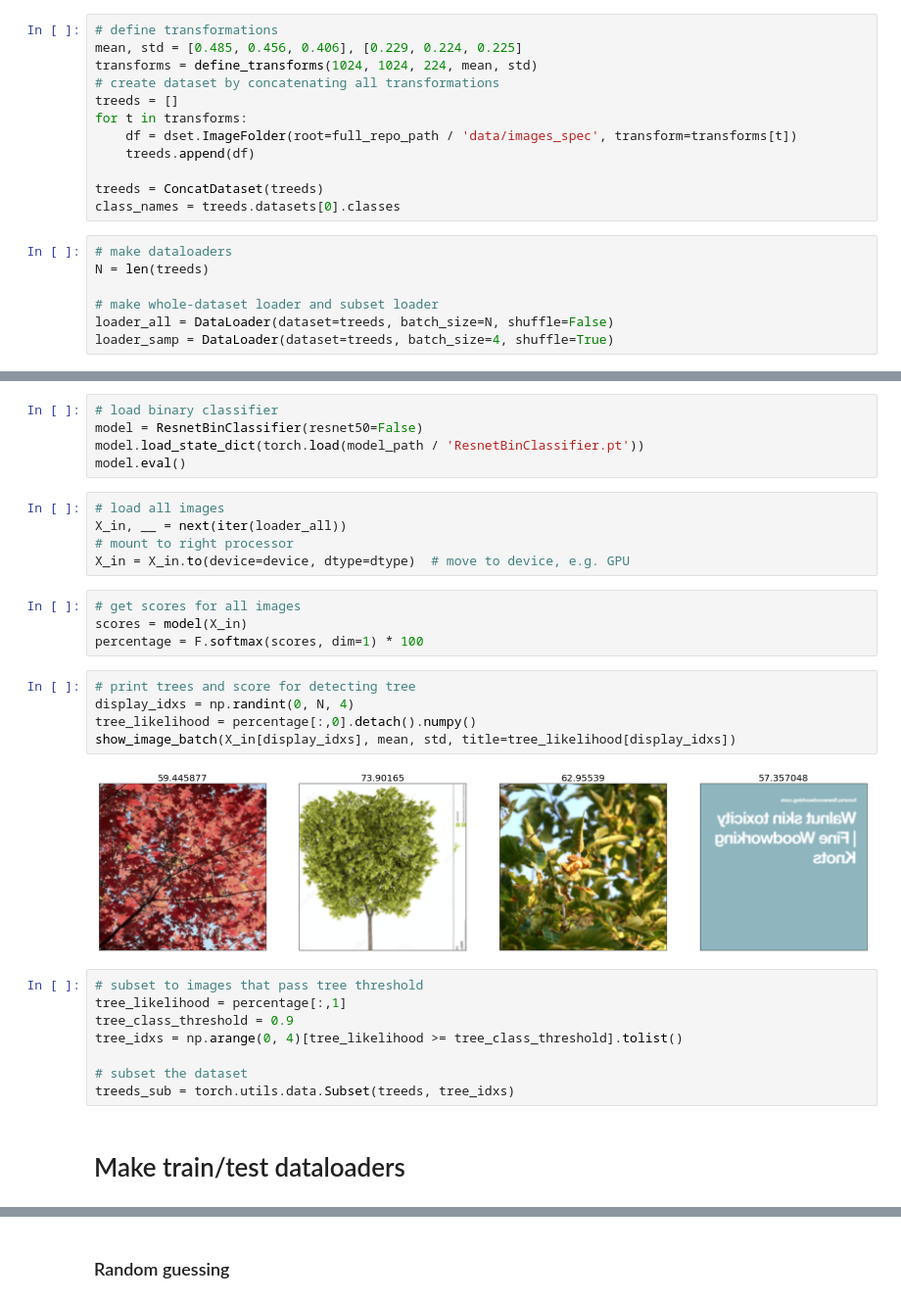
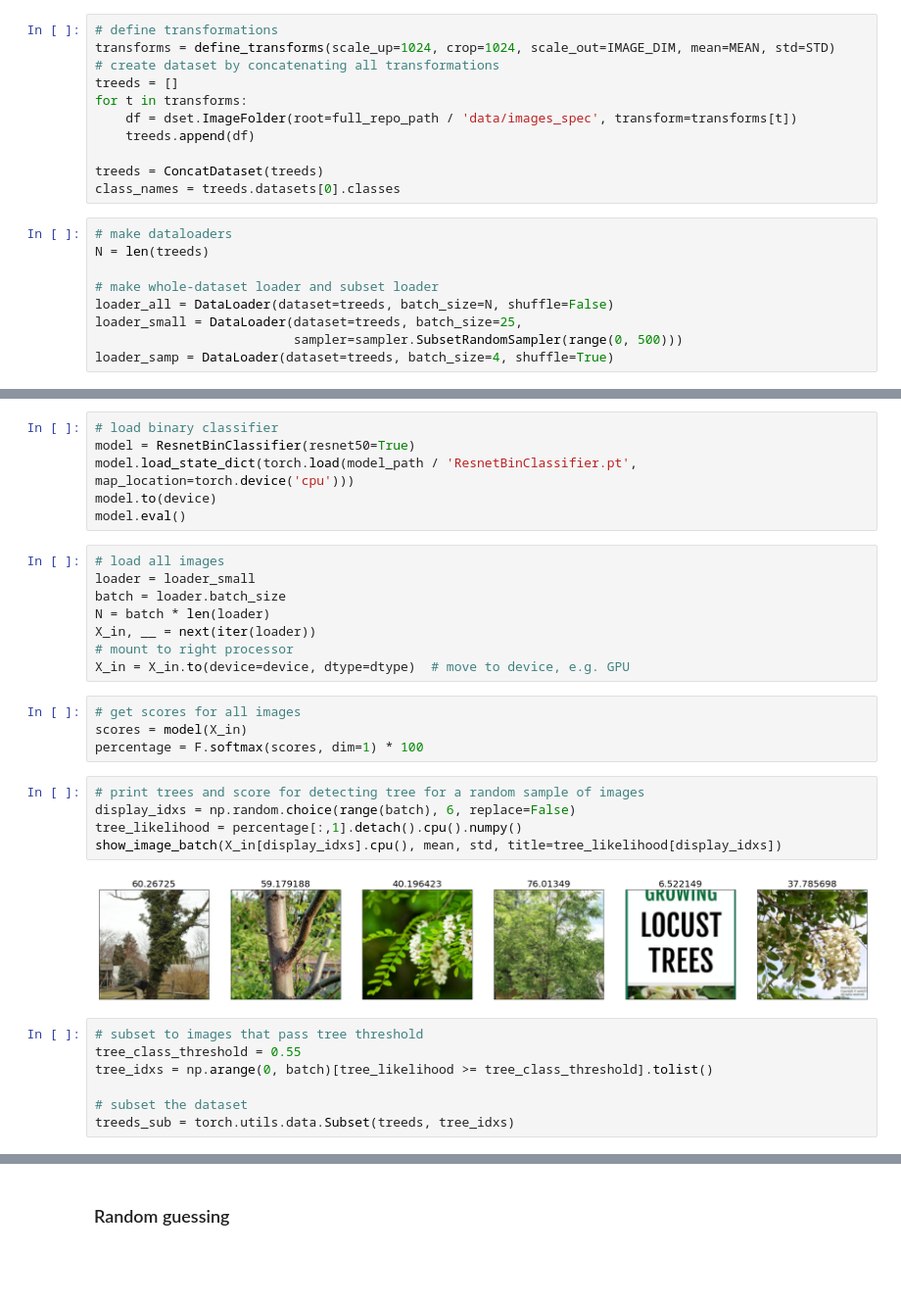
Before and after one commit to etrieschman/tree-finder, a Jupyter notebook: notebooks/preprocess_images.ipynb, the cells around one changed output, grey strips where cells are left out. Shown: that part at 98% size. Saved outputs shown, nothing was run; the diff lists cells and outputs as text; blank space fills up the shorter version.

Commit message:
rerun pretrained model

```diff
--- a/notebooks/preprocess_images.ipynb
+++ b/notebooks/preprocess_images.ipynb
@@ -77,8 +82,7 @@ set_plt_settings()
 This includes augmenting my dataset
 # %%
 # define transformations
-mean, std = [0.485, 0.456, 0.406], [0.229, 0.224, 0.225]
-transforms = define_transforms(1024, 1024, 224, mean, std)
+transforms = define_transforms(scale_up=1024, crop=1024, scale_out=IMAGE_DIM, mean=MEAN, std=STD)
 # create dataset by concatenating all transformations
 treeds = []
 for t in transforms:
@@ -93,6 +97,8 @@ N = len(treeds)
 
 # make whole-dataset loader and subset loader
 loader_all = DataLoader(dataset=treeds, batch_size=N, shuffle=False)
+loader_small = DataLoader(dataset=treeds, batch_size=25,
+                          sampler=sampler.SubsetRandomSampler(range(0, 500)))
 loader_samp = DataLoader(dataset=treeds, batch_size=4, shuffle=True)
 # %%
 # visualize images
@@ -107,11 +113,15 @@ show_image_batch(samp_imgs, mean, std, title=[class_names[x] for x in samp_class
 # %%
 # load binary classifier
-model = ResnetBinClassifier(resnet50=False)
-model.load_state_dict(torch.load(model_path / 'ResnetBinClassifier.pt'))
+model = ResnetBinClassifier(resnet50=True)
+model.load_state_dict(torch.load(model_path / 'ResnetBinClassifier.pt', map_location=torch.device('cpu')))
+model.to(device)
 model.eval()
 # %%
 # load all images
-X_in, __ = next(iter(loader_all))
+loader = loader_small
+batch = loader.batch_size
+N = batch * len(loader)
+X_in, __ = next(iter(loader))
 # mount to right processor
 X_in = X_in.to(device=device, dtype=dtype)  # move to device, e.g. GPU
 # %%
@@ -119,20 +129,17 @@ X_in = X_in.to(device=device, dtype=dtype)  # move to device, e.g. GPU
 scores = model(X_in)
 percentage = F.softmax(scores, dim=1) * 100
 # %%
-# print trees and score for detecting tree
-display_idxs = np.randint(0, N, 4)
-tree_likelihood = percentage[:,0].detach().numpy()
-show_image_batch(X_in[display_idxs], mean, std, title=tree_likelihood[display_idxs])
+# print trees and score for detecting tree for a random sample of images
+display_idxs = np.random.choice(range(batch), 6, replace=False)
+tree_likelihood = percentage[:,1].detach().cpu().numpy()
+show_image_batch(X_in[display_idxs].cpu(), mean, std, title=tree_likelihood[display_idxs])
 # %% [output]
-[figure, old version]
+[figure, new version]
 # %%
 # subset to images that pass tree threshold
-tree_likelihood = percentage[:,1]
-tree_class_threshold = 0.9
-tree_idxs = np.arange(0, 4)[tree_likelihood >= tree_class_threshold].tolist()
+tree_class_threshold = 0.55
+tree_idxs = np.arange(0, batch)[tree_likelihood >= tree_class_threshold].tolist()
 
 # subset the dataset
 treeds_sub = torch.utils.data.Subset(treeds, tree_idxs)
-# %% [markdown]
-# Make train/test dataloaders
 # %%
```
Also changed, not shown: parts of 38 cells of this notebook, 5 other files.
